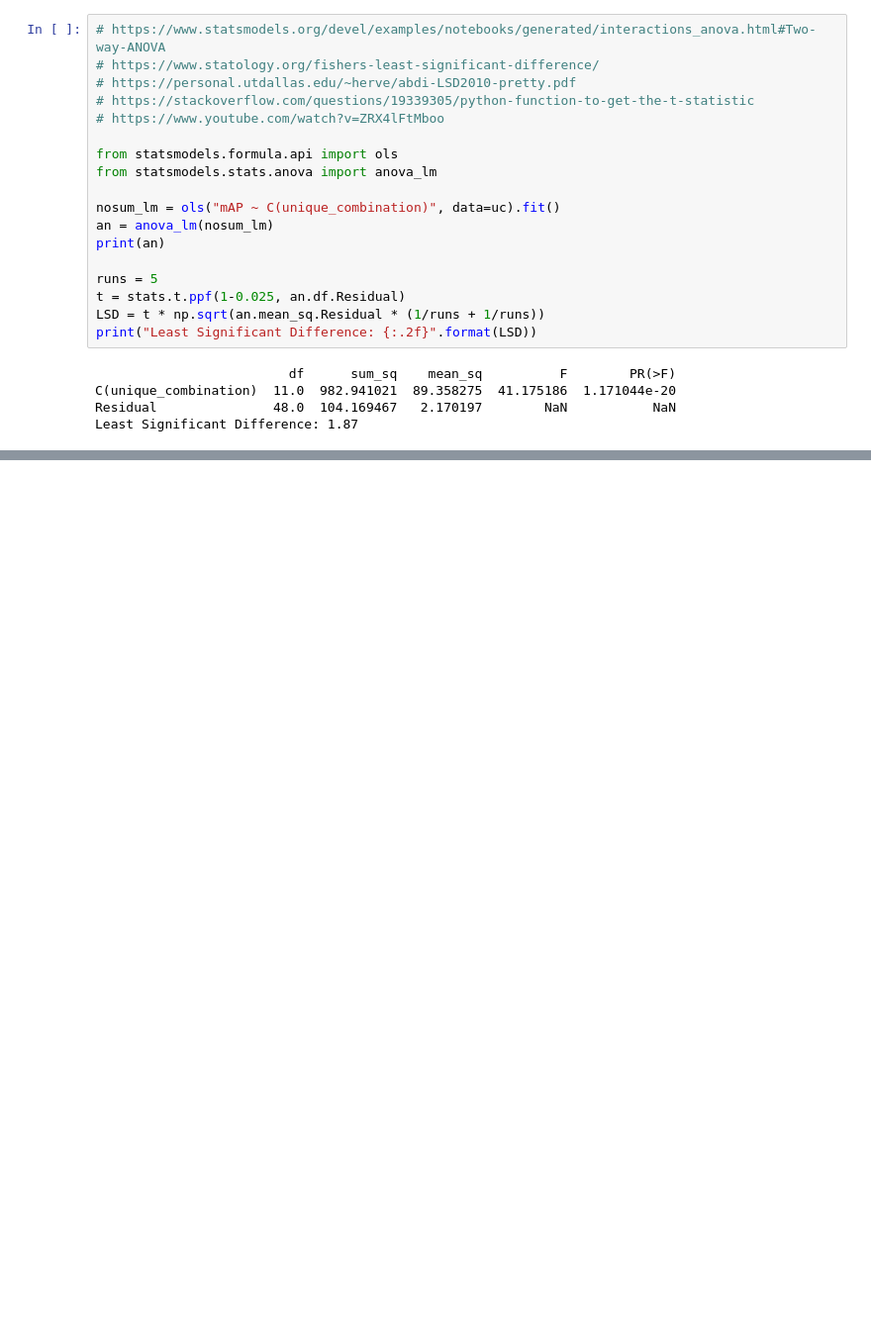
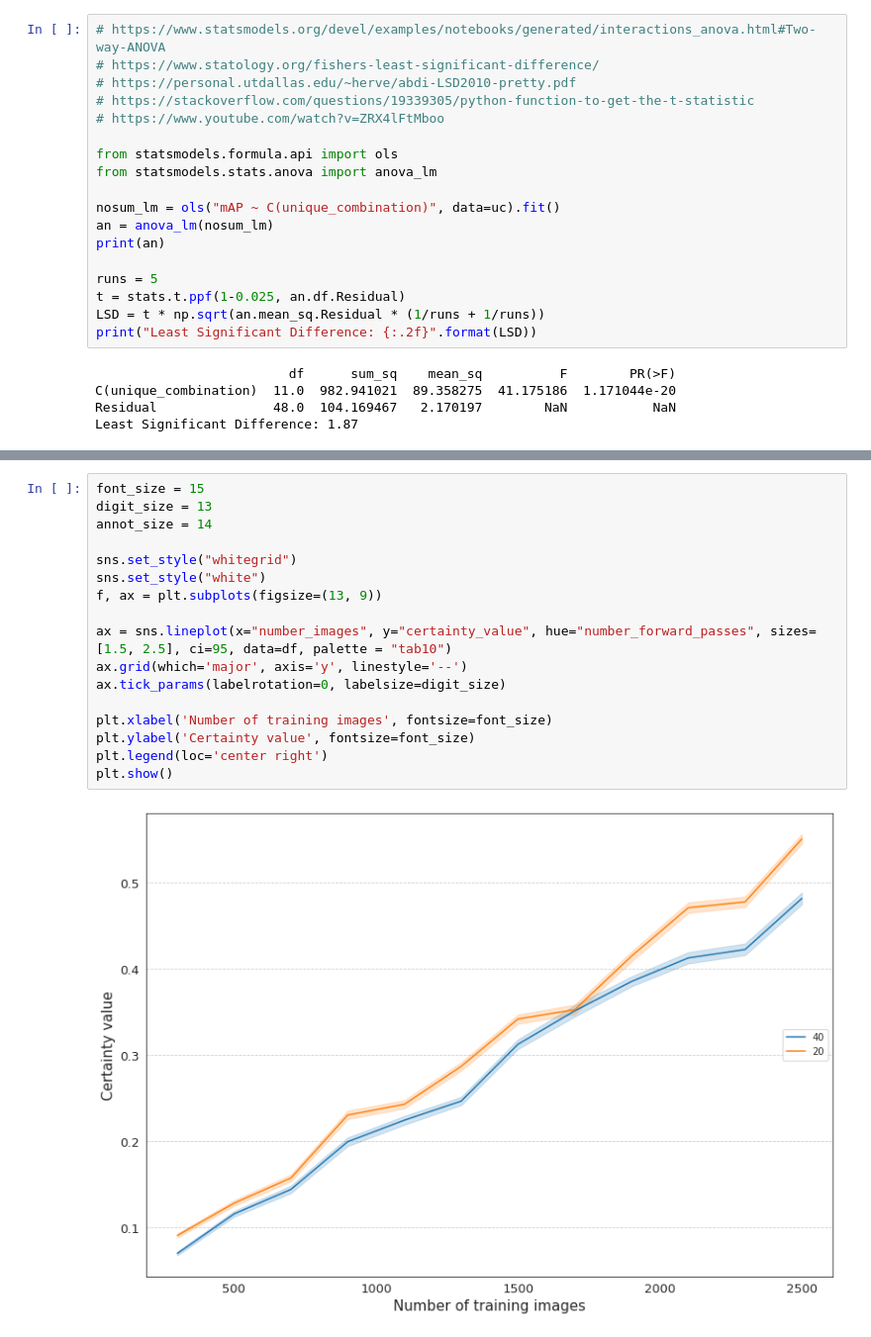
Before and after one commit to pieterblok/maskal, a Jupyter notebook: active_learning/utils/statistics_exp1.ipynb, the cells around one changed output, grey strips where cells are left out. Shown at 99% size. Drawn from its saved outputs; the diff is of its cells as text; blank space fills up the shorter version.

Commit message:
certainty-value visualization

```diff
--- a/active_learning/utils/statistics_exp1.ipynb
+++ b/active_learning/utils/statistics_exp1.ipynb
@@ -317,0 +385,19 @@ Least Significant Difference: 1.87
+# %%
+font_size = 15
+digit_size = 13
+annot_size = 14
+
+sns.set_style("whitegrid")
+sns.set_style("white")
+f, ax = plt.subplots(figsize=(13, 9))
+
+ax = sns.lineplot(x="number_images", y="certainty_value", hue="number_forward_passes", sizes=[1.5, 2.5], ci=95, data=df, palette = "tab10")
+ax.grid(which='major', axis='y', linestyle='--')
+ax.tick_params(labelrotation=0, labelsize=digit_size)
+
+plt.xlabel('Number of training images', fontsize=font_size)
+plt.ylabel('Certainty value', fontsize=font_size)
+plt.legend(loc='center right')
+plt.show()
+# %% [output]
+[figure, added]
```
Also changed, not shown: parts of 3 cells of this notebook.
